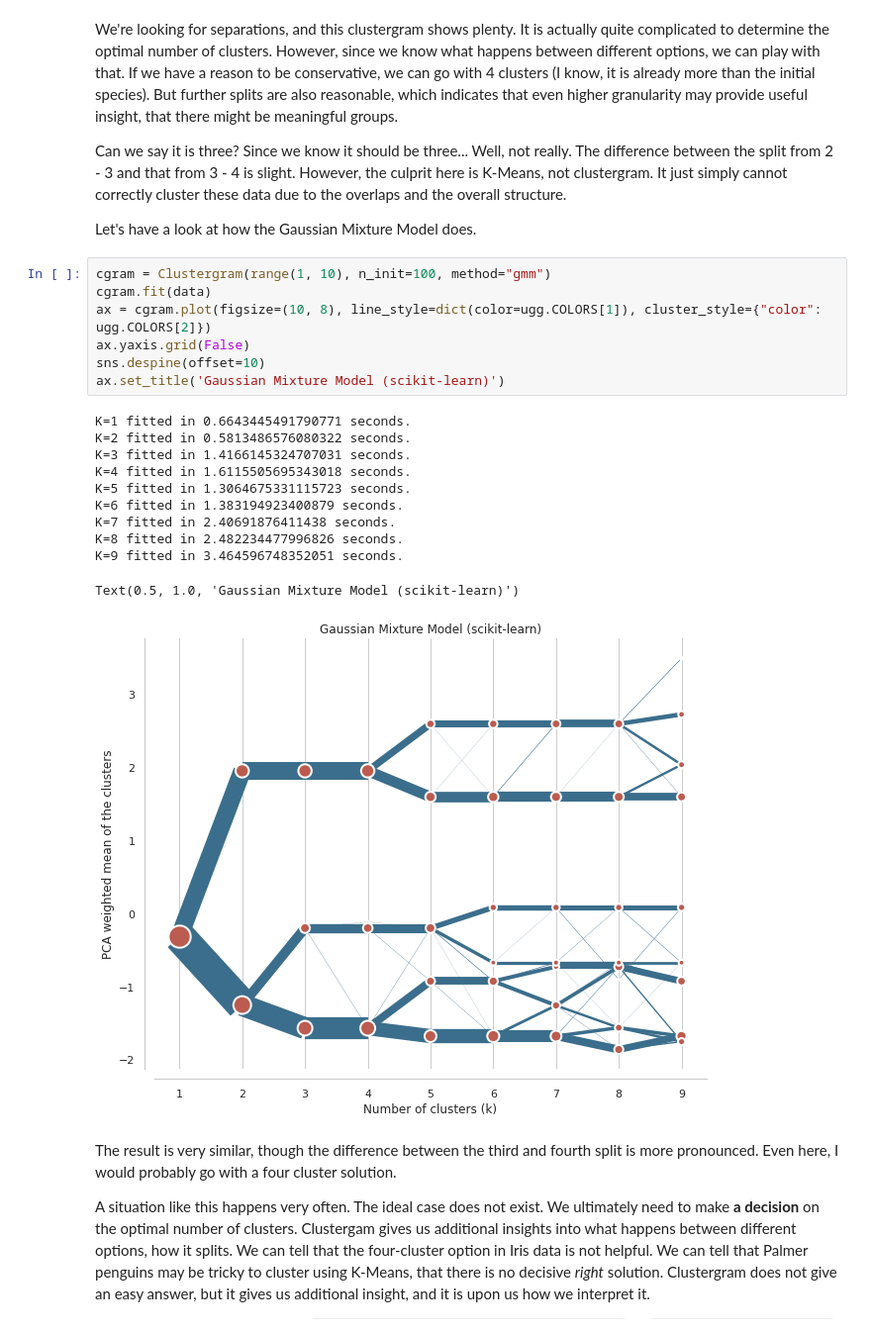
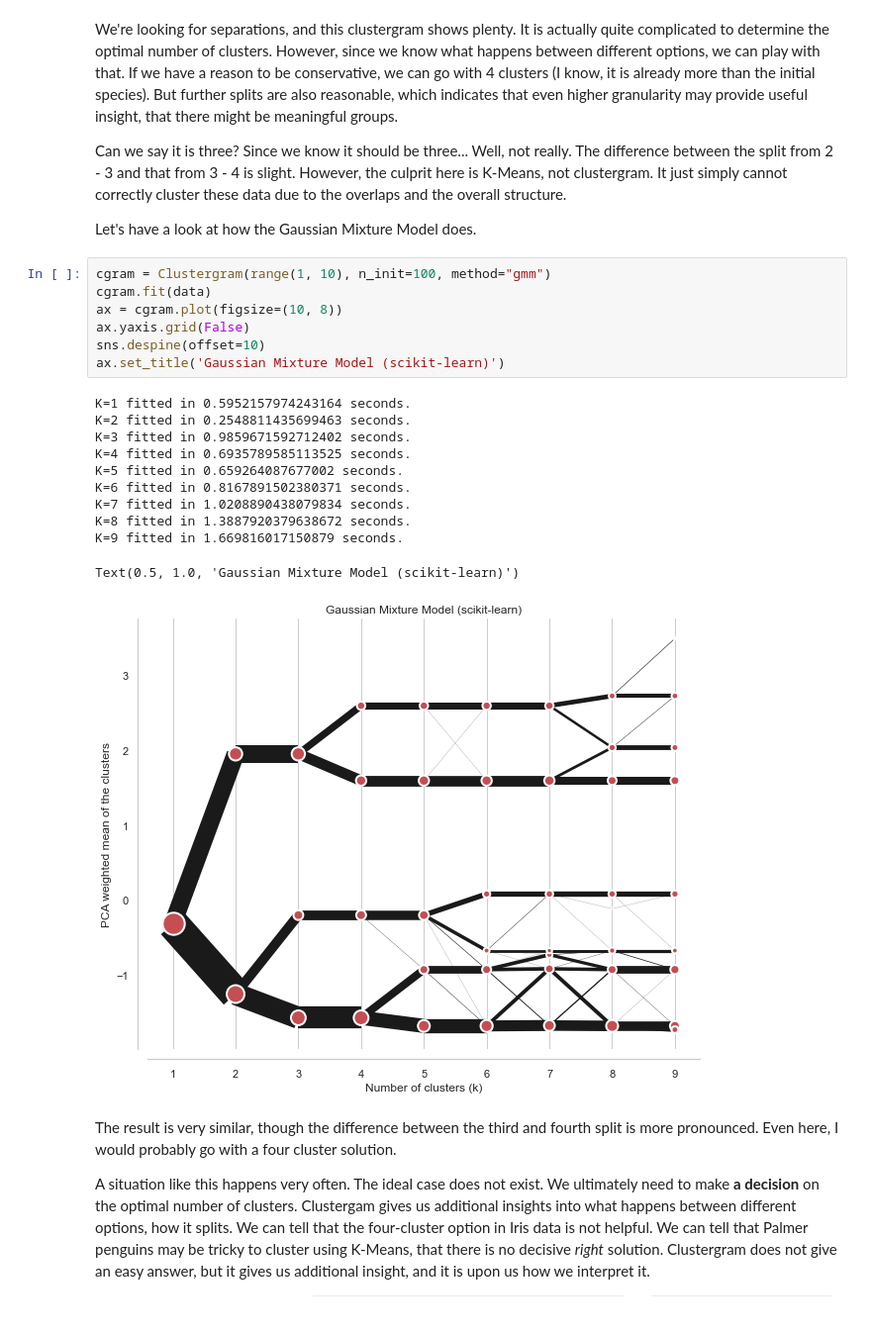
Before and after one commit to martinfleis/clustergram, a Jupyter notebook: examples/introduction.ipynb, the cells around one changed output. Shown: that part at 99% size. Cells and saved outputs as stored; diff of their text form.

```diff
--- a/examples/introduction.ipynb
+++ b/examples/introduction.ipynb
@@ -134,22 +133,22 @@ Let's have a look at how the Gaussian Mixture Model does.
 # %%
 cgram = Clustergram(range(1, 10), n_init=100, method="gmm")
 cgram.fit(data)
-ax = cgram.plot(figsize=(10, 8), line_style=dict(color=ugg.COLORS[1]), cluster_style={"color": ugg.COLORS[2]})
+ax = cgram.plot(figsize=(10, 8))
 ax.yaxis.grid(False)
 sns.despine(offset=10)
 ax.set_title('Gaussian Mixture Model (scikit-learn)')
 # %% [output]
-K=1 fitted in 0.6643445491790771 seconds.
-K=2 fitted in 0.5813486576080322 seconds.
-K=3 fitted in 1.4166145324707031 seconds.
-K=4 fitted in 1.6115505695343018 seconds.
-K=5 fitted in 1.3064675331115723 seconds.
-K=6 fitted in 1.383194923400879 seconds.
-K=7 fitted in 2.40691876411438 seconds.
-K=8 fitted in 2.482234477996826 seconds.
-K=9 fitted in 3.464596748352051 seconds.
+K=1 fitted in 0.5952157974243164 seconds.
+K=2 fitted in 0.2548811435699463 seconds.
+K=3 fitted in 0.9859671592712402 seconds.
+K=4 fitted in 0.6935789585113525 seconds.
+K=5 fitted in 0.659264087677002 seconds.
+K=6 fitted in 0.8167891502380371 seconds.
+K=7 fitted in 1.0208890438079834 seconds.
+K=8 fitted in 1.3887920379638672 seconds.
+K=9 fitted in 1.669816017150879 seconds.
 Text(0.5, 1.0, 'Gaussian Mixture Model (scikit-learn)')
-[figure, old version]
+[figure, new version]
 # %% [markdown]
 The result is very similar, though the difference between the third and fourth split is more pronounced. Even here, I would probably go with a four cluster solution.
 
```
Also changed, not shown: parts of 8 cells of this notebook.
